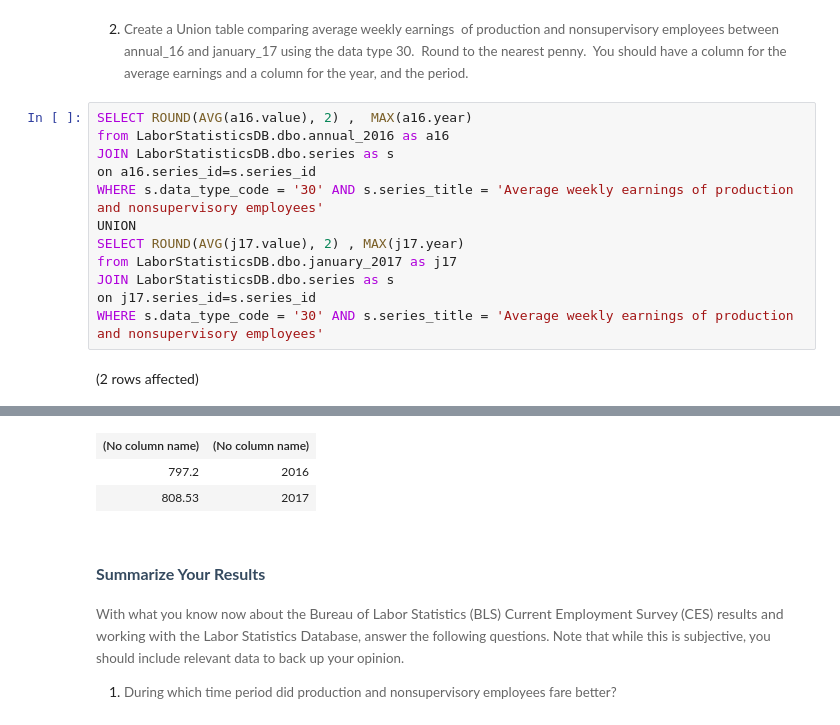
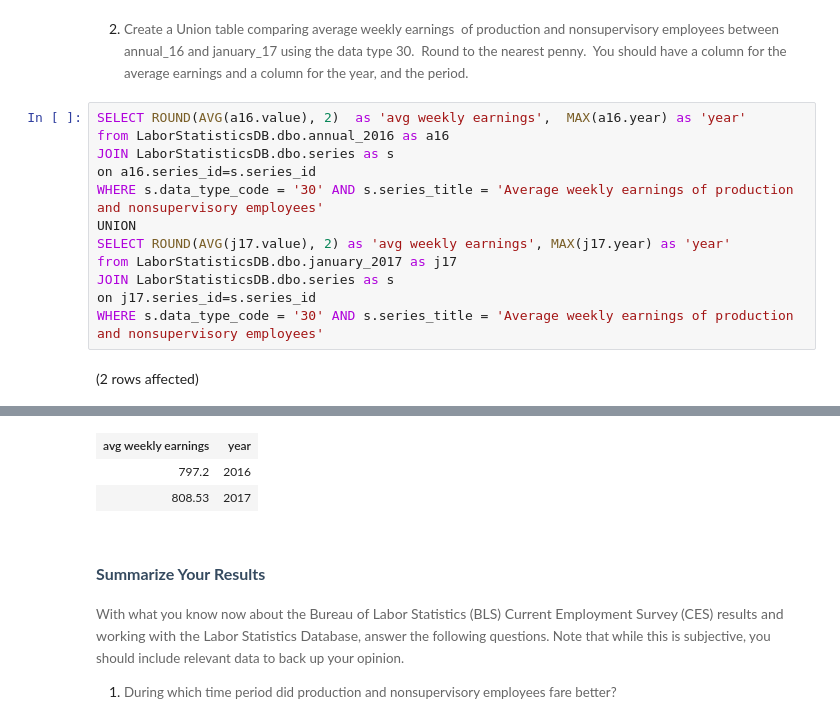
Before and after one commit to sunitalama/Assignment3_9to5, a Jupyter notebook: 9to5.ipynb, the cells around one changed output, grey strips where cells are left out. Drawn from its saved outputs; the diff is of its cells as text.

```diff
--- a/9to5.ipynb
+++ b/9to5.ipynb
@@ -285,13 +285,13 @@ Total execution time: 00:00:00.198
 # %% [markdown]
 2. <span style="background-color: rgb(255, 255, 255); font-size: 10pt; white-space: pre-wrap; color: rgb(102, 102, 102); font-family: Arvo, serif;">Create a Union table comparing average weekly earnings&nbsp; of production and nonsupervisory employees between annual_16 and january_17 using the data type 30.&nbsp; Round to the nearest penny.&nbsp; You should have a column for the average earnings and a column for the year, and the period.</span>
 # %%
-SELECT ROUND(AVG(a16.value), 2) ,  MAX(a16.year)
+SELECT ROUND(AVG(a16.value), 2)  as 'avg weekly earnings',  MAX(a16.year) as 'year'
 from LaborStatisticsDB.dbo.annual_2016 as a16
 JOIN LaborStatisticsDB.dbo.series as s
 on a16.series_id=s.series_id
 WHERE s.data_type_code = '30' AND s.series_title = 'Average weekly earnings of production and nonsupervisory employees'
 UNION
-SELECT ROUND(AVG(j17.value), 2) , MAX(j17.year)
+SELECT ROUND(AVG(j17.value), 2) as 'avg weekly earnings', MAX(j17.year) as 'year'
 from LaborStatisticsDB.dbo.january_2017 as j17
 JOIN LaborStatisticsDB.dbo.series as s
 on j17.series_id=s.series_id
@@ -302,4 +302,4 @@ Total execution time: 00:00:00.156
-| (No column name) | (No column name) |
+| avg weekly earnings | year |
 | 797.2 | 2016 |
 | 808.53 | 2017 |
 # %% [markdown]
```
Also changed, not shown: parts of 1 cell of this notebook.
